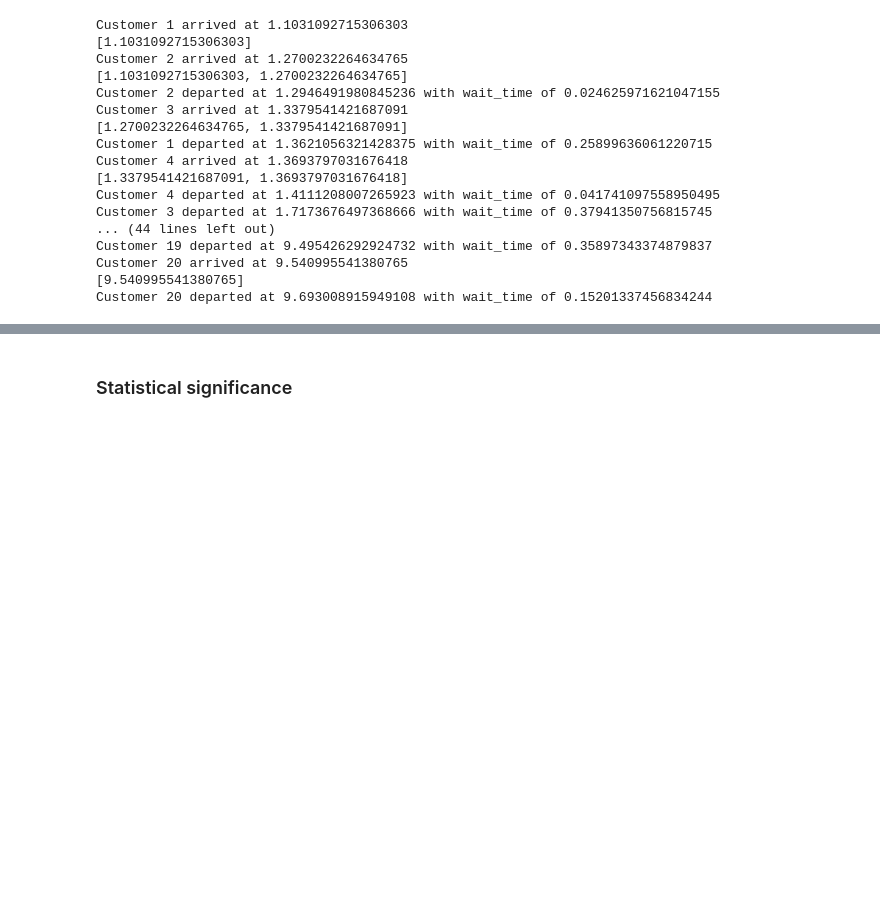
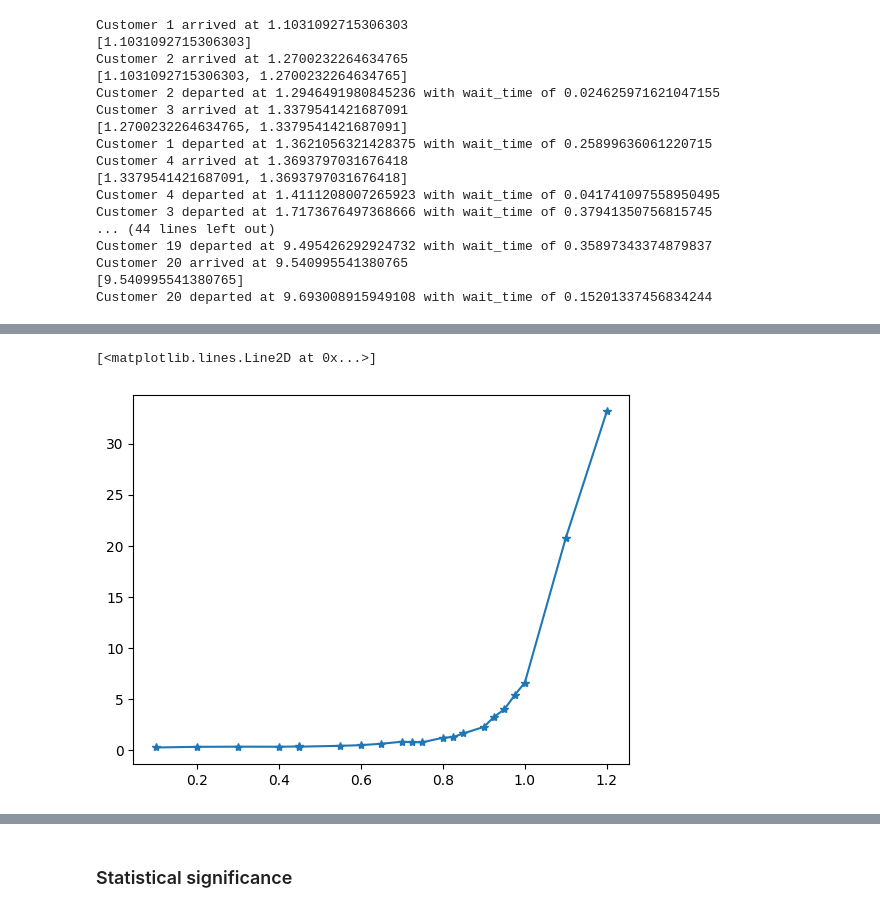
Before and after one commit to gajera-divya/Stochastic_simulations, a Jupyter notebook: SS_Kenia_Divya_Thomas_Assignment2.ipynb, the cells around one changed output, grey strips where cells are left out. Saved outputs shown, nothing was run; the diff lists cells and outputs as text; code cells hidden in the pictures; blank space fills up the shorter version.

```diff
--- a/SS_Kenia_Divya_Thomas_Assignment2.ipynb
+++ b/SS_Kenia_Divya_Thomas_Assignment2.ipynb
@@ -226,0 +438,5 @@ for rho in RHO:
+# %%
+plt.plot(RHO, np.array(est_sojourn), "*-")
+# %% [output]
+[<matplotlib.lines.Line2D at 0x...>]
+[figure, added]
```
Also changed, not shown: parts of 20 cells of this notebook.
